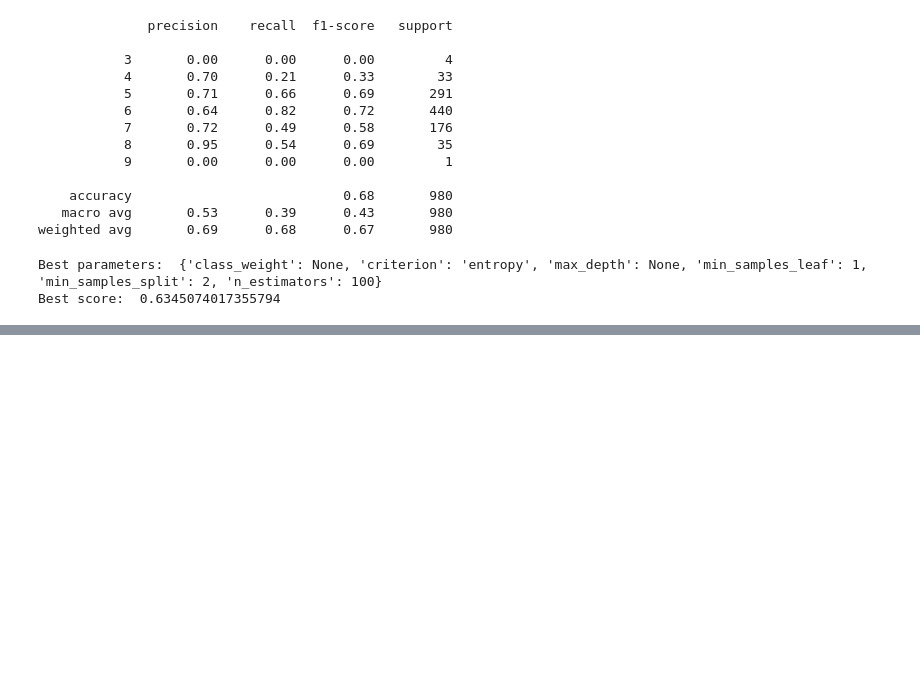
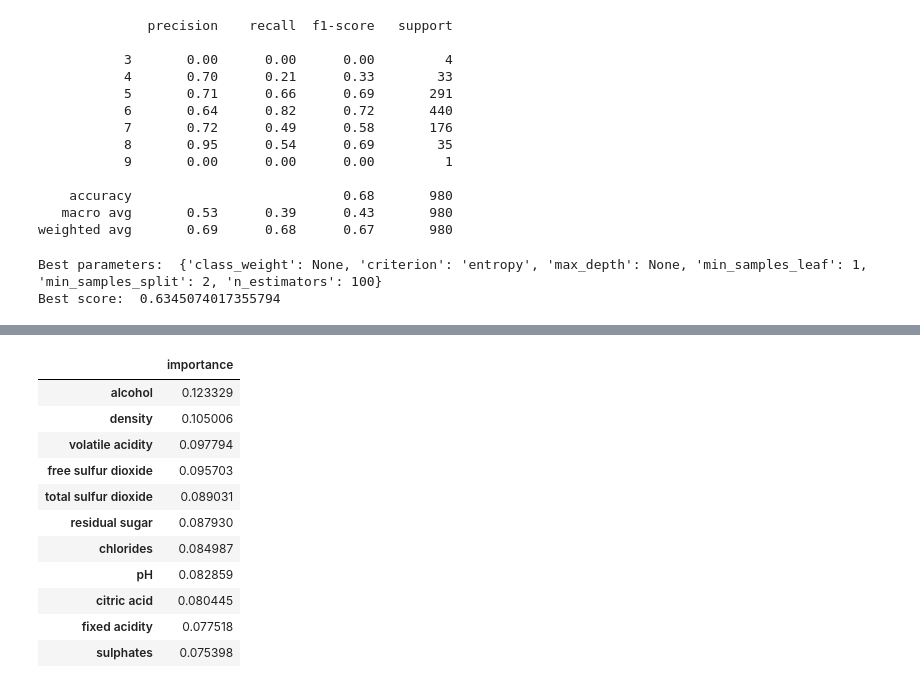
Before and after one commit to diegoschum/Zzz-303-3, a Jupyter notebook: diego_Random_Forest.ipynb, the cells around one changed output, grey strips where cells are left out. Cells and saved outputs as stored; diff of their text form; code cells hidden in the pictures; blank space fills up the shorter version.

```diff
--- a/diego_Random_Forest.ipynb
+++ b/diego_Random_Forest.ipynb
@@ -250,0 +400,10 @@ for i in np.linspace(10, 400, 40, dtype=int):
+# %%
+#{'class_weight': None, 'criterion': 'entropy', 'max_depth': 20, 'min_samples_leaf': 1, 'min_samples_split': 2, 'n_estimators': 100, max_features = 2}
+
+model_final = RandomForestClassifier(n_estimators=100, criterion='entropy', max_depth=20, min_samples_leaf=1, min_samples_split=2, class_weight=None, random_state=42, max_features = 2)
+
+#fit model
+model_final.fit(X_train, y_train.values.ravel())
+
+#predict model
+y_pred = model_final.predict(X_test)
@@ -250,0 +427,26 @@ for i in np.linspace(10, 400, 40, dtype=int):
+# %%
+#feature_importances = pd.DataFrame(rf_best.feature_importances_,
+                                      #index = X_train.columns,
+                                      #  columns=['importance']).sort_values('importance', ascending=False)
+
+#feature_importances
+
+feature_importances = pd.DataFrame(model_final.feature_importances_,
+                                      index = X_train.columns,
+                                        columns=['importance']).sort_values('importance', ascending=False)
+
+
+feature_importances
+# %% [output]
+|  | importance |
+| alcohol | 0.123329 |
+| density | 0.105006 |
+| volatile acidity | 0.097794 |
+| free sulfur dioxide | 0.095703 |
+| total sulfur dioxide | 0.089031 |
+| residual sugar | 0.087930 |
+| chlorides | 0.084987 |
+| pH | 0.082859 |
+| citric acid | 0.080445 |
+| fixed acidity | 0.077518 |
+| sulphates | 0.075398 |
```
Also changed, not shown: parts of 17 cells of this notebook, 1 other file.
